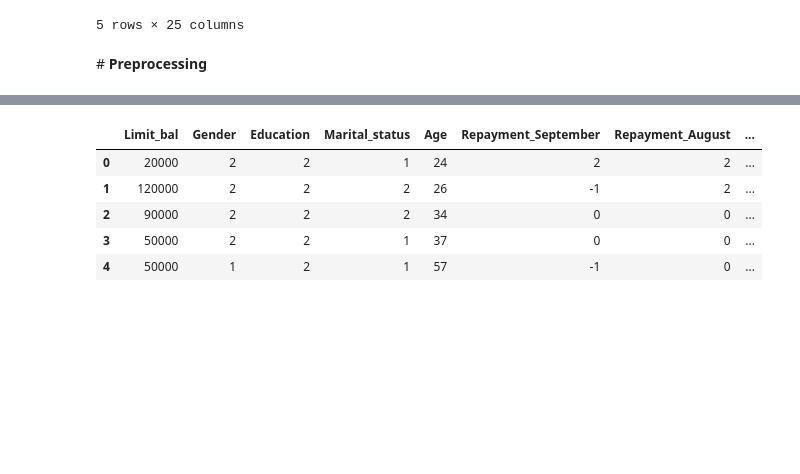
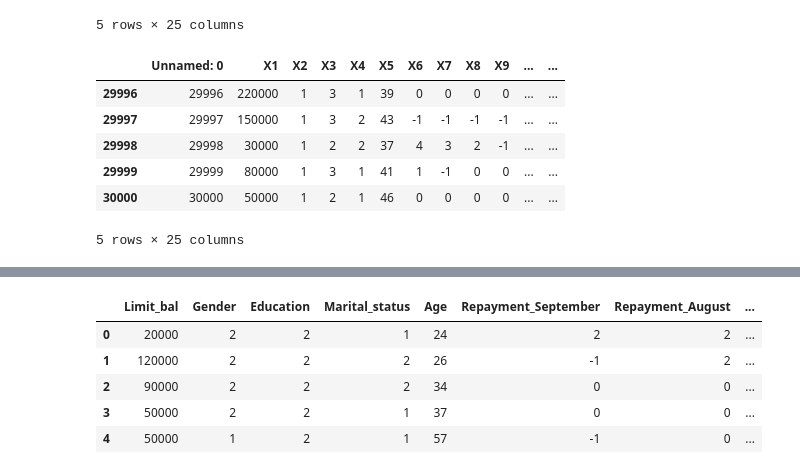
Before and after one commit to dileep-rawat/Capstone_Project_3-Credit_Card_default_Prediction, a Jupyter notebook: Credit_Card_Default_Prediction_Capstone_Project.ipynb, the cells around one changed output, grey strips where cells are left out. Drawn from its saved outputs; the diff is of its cells as text; code cells hidden in the pictures; blank space fills up the shorter version.

```diff
--- a/Credit_Card_Default_Prediction_Capstone_Project.ipynb
+++ b/Credit_Card_Default_Prediction_Capstone_Project.ipynb
@@ -76,5 +68,14 @@ credit_df.head(5)
 | 3 | 3 | 90000 | 2 | 2 | 2 | 34 | 0 | 0 | 0 | 0 | ... | ... |
 | 4 | 4 | 50000 | 2 | 2 | 1 | 37 | 0 | 0 | 0 | 0 | ... | ... |
 5 rows × 25 columns
-# %% [markdown]
-#<b> Preprocessing
+# %%
+# Checking last 5 rows
+credit_df.tail(5)
+# %% [output]
+|  | Unnamed: 0 | X1 | X2 | X3 | X4 | X5 | X6 | X7 | X8 | X9 | ... | ... |
+| 29996 | 29996 | 220000 | 1 | 3 | 1 | 39 | 0 | 0 | 0 | 0 | ... | ... |
+| 29997 | 29997 | 150000 | 1 | 3 | 2 | 43 | -1 | -1 | -1 | -1 | ... | ... |
+| 29998 | 29998 | 30000 | 1 | 2 | 2 | 37 | 4 | 3 | 2 | -1 | ... | ... |
+| 29999 | 29999 | 80000 | 1 | 3 | 1 | 41 | 1 | -1 | 0 | 0 | ... | ... |
+| 30000 | 30000 | 50000 | 1 | 2 | 1 | 46 | 0 | 0 | 0 | 0 | ... | ... |
+5 rows × 25 columns
```
Also changed, not shown: parts of 26 cells of this notebook.
